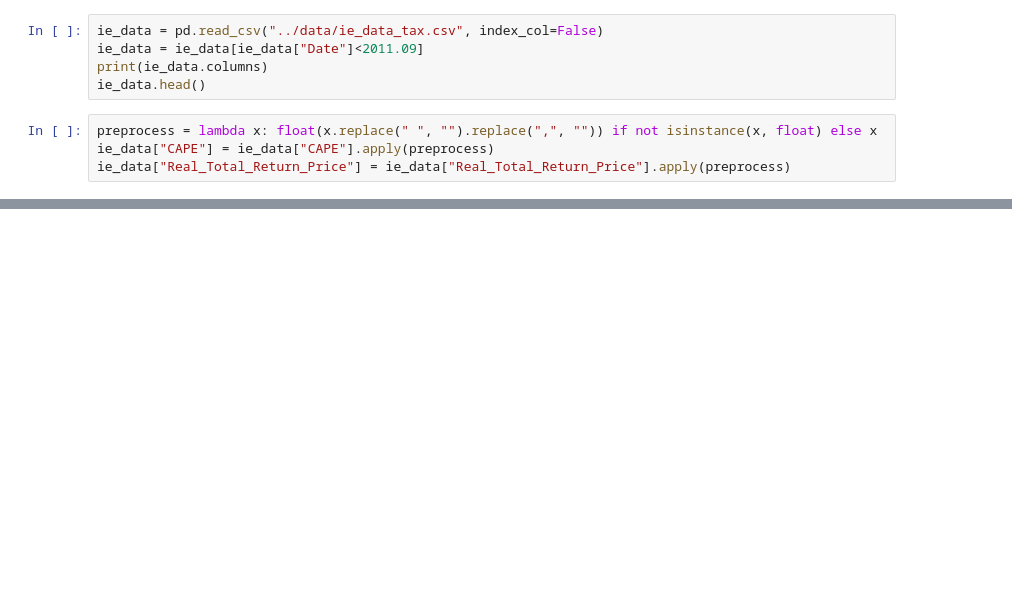
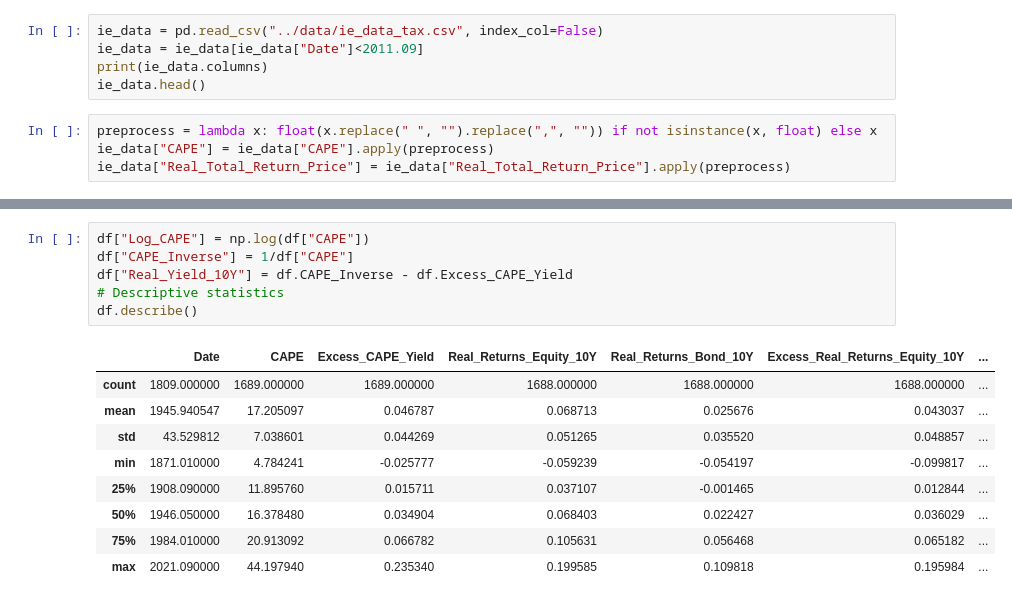
Before and after one commit to samsonq/Modifying-Shiller-CAPE-Ratio, a Jupyter notebook: notebooks/CAPE Ratio Regression.ipynb, the cells around one changed output, grey strips where cells are left out. Cells and saved outputs as stored; diff of their text form; blank space fills up the shorter version.

```diff
--- a/notebooks/CAPE Ratio Regression.ipynb
+++ b/notebooks/CAPE Ratio Regression.ipynb
@@ -50,0 +138,16 @@ def cape_regression(cape_values, time_period, data=ie_data):
+# %%
+df["Log_CAPE"] = np.log(df["CAPE"])
+df["CAPE_Inverse"] = 1/df["CAPE"]
+df["Real_Yield_10Y"] = df.CAPE_Inverse - df.Excess_CAPE_Yield
+# Descriptive statistics
+df.describe()
+# %% [output]
+|  | Date | CAPE | Excess_CAPE_Yield | Real_Returns_Equity_10Y | Real_Returns_Bond_10Y | Excess_Real_Returns_Equity_10Y | ... |
+| count | 1809.000000 | 1689.000000 | 1689.000000 | 1688.000000 | 1688.000000 | 1688.000000 | ... |
+| mean | 1945.940547 | 17.205097 | 0.046787 | 0.068713 | 0.025676 | 0.043037 | ... |
+| std | 43.529812 | 7.038601 | 0.044269 | 0.051265 | 0.035520 | 0.048857 | ... |
+| min | 1871.010000 | 4.784241 | -0.025777 | -0.059239 | -0.054197 | -0.099817 | ... |
+| 25% | 1908.090000 | 11.895760 | 0.015711 | 0.037107 | -0.001465 | 0.012844 | ... |
+| 50% | 1946.050000 | 16.378480 | 0.034904 | 0.068403 | 0.022427 | 0.036029 | ... |
+| 75% | 1984.010000 | 20.913092 | 0.066782 | 0.105631 | 0.056468 | 0.065182 | ... |
+| max | 2021.090000 | 44.197940 | 0.235340 | 0.199585 | 0.109818 | 0.195984 | ... |
```
Also changed, not shown: parts of 17 cells of this notebook, 8 other files.
